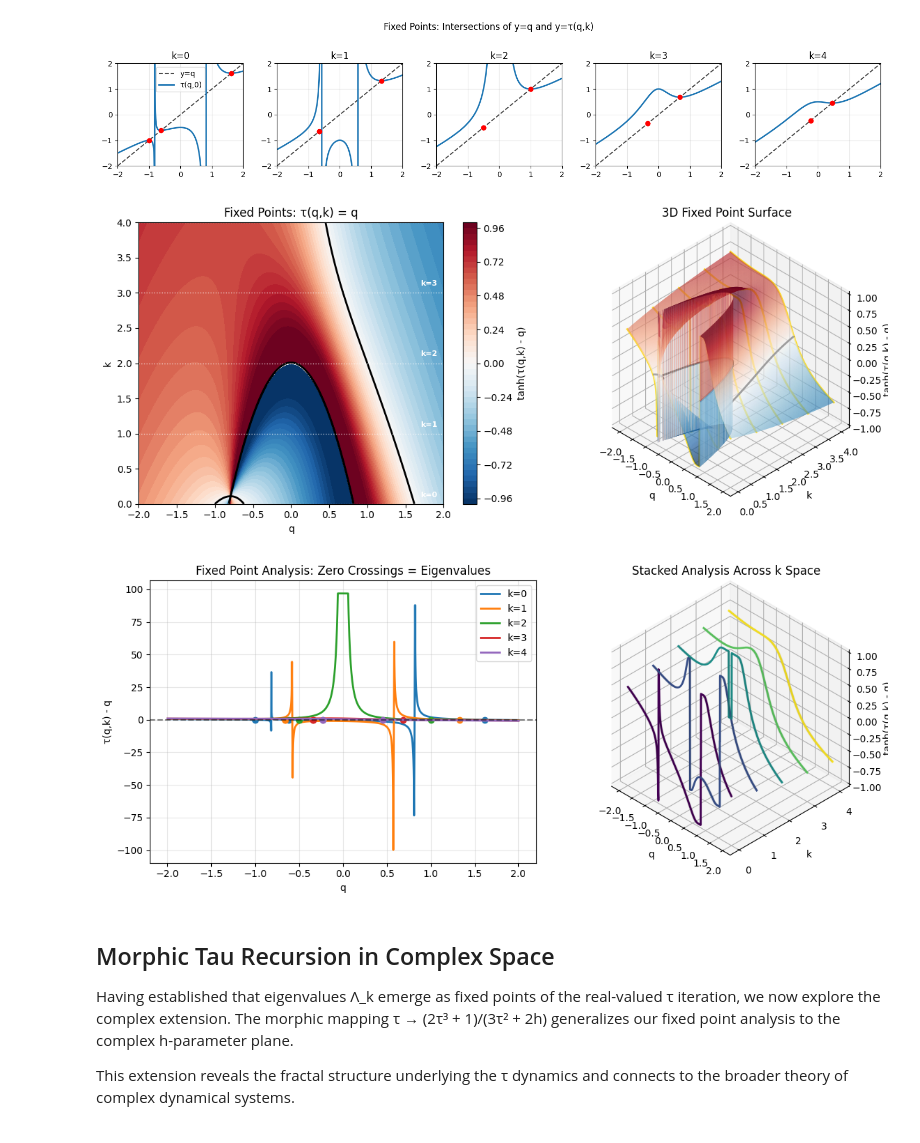
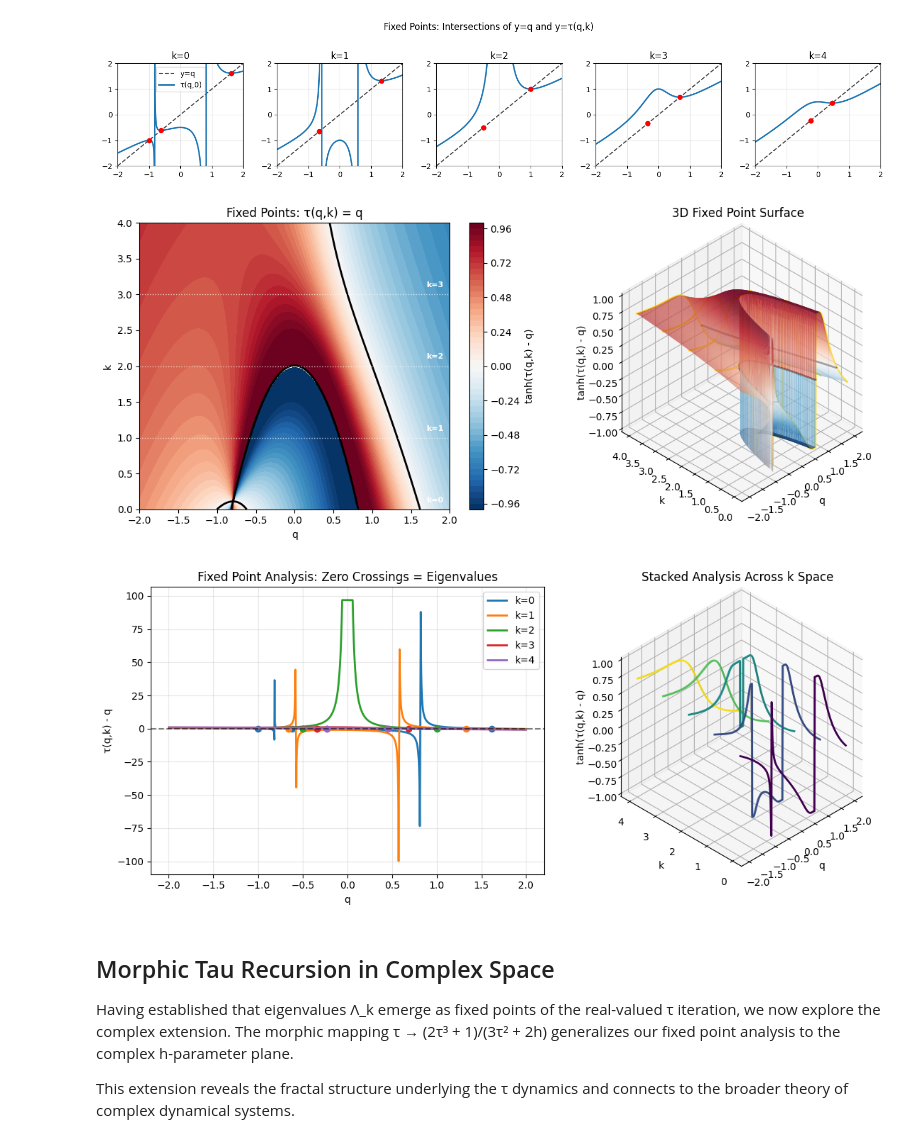
Before and after one commit to anthonyrisinger/riprompt, a Jupyter notebook: riprompt.ipynb, the cells around one changed output. Cells and saved outputs as stored; diff of their text form; code cells hidden in the pictures.

```diff
--- a/riprompt.ipynb
+++ b/riprompt.ipynb
@@ -10,7 +10,7 @@ from matplotlib import tri
 import matplotlib.cm as cm
 
 # Mathematical constants and parameters
-G45 = (np.degrees((1+5**0.5)/2 - 1), -45)  # Golden ratio viewing angle
+G45 = (np.degrees((1+5**0.5)/2 - 1), 225)  # Golden ratio viewing angle
 K_VALUES = np.array([0, 1, 2, 3, 4])  # The five key k values from riprompt theory
 Q_RANGE = (-2, 2)  # Standard analysis range for q parameter
 
@@ -246,7 +246,7 @@ ax2.view_init(*G45)
 plt.tight_layout()
 plt.show()
 # %% [output]
-[figure, old version]
+[figure, new version]
 # %%
 # Discrete analysis focusing on the five k values where Λ_k are defined
 q_hr = np.linspace(-2, 2, 1501)
@@ -282,37 +282,37 @@ ax1.grid(True, alpha=0.3)
 ax2 = fig.add_subplot(122, projection='3d')
 ax2.set_proj_type('ortho')
 
-for k in K_VALUES:
+for k in K_VALUES[::-1]:
     tau_vals = τ(q_hr, k)
     diff = tau_vals - q_hr
 
     # Handle NaN values properly
     diff = np.where(np.isfinite(diff), diff, 0)
     F_k = np.tanh(diff)
 
     color = plt.cm.viridis(k/4)
     ax2.plot(q_hr, np.full_like(q_hr, k), F_k,
          color=color, linewidth=2, label=f'k={k}')
 
     # Surface ribbons connect discrete k values visually
     dy = 0.05
     Q_surf = np.vstack([q_hr, q_hr])
     K_surf = np.vstack([np.full_like(q_hr, k-dy),
                         np.full_like(q_hr, k+dy)])
     F_surf = np.vstack([F_k, F_k])
     ax2.plot_surface(Q_surf, K_surf, F_surf, alpha=0.2, color=color)
 
 ax2.set_xlabel('q')
 ax2.set_ylabel('k')
 ax2.set_zlabel('tanh(τ(q,k) - q)')
 ax2.set_title('Stacked Analysis Across k Space')
 ax2.set_box_aspect((1,1,1))
 ax2.view_init(*G45)
 
 plt.tight_layout()
 plt.show()
 # %% [output]
-[figure, old version]
+[figure, new version]
 # %% [markdown]
 ## Morphic Tau Recursion in Complex Space
 
```
Also changed, not shown: parts of 3 cells of this notebook.
